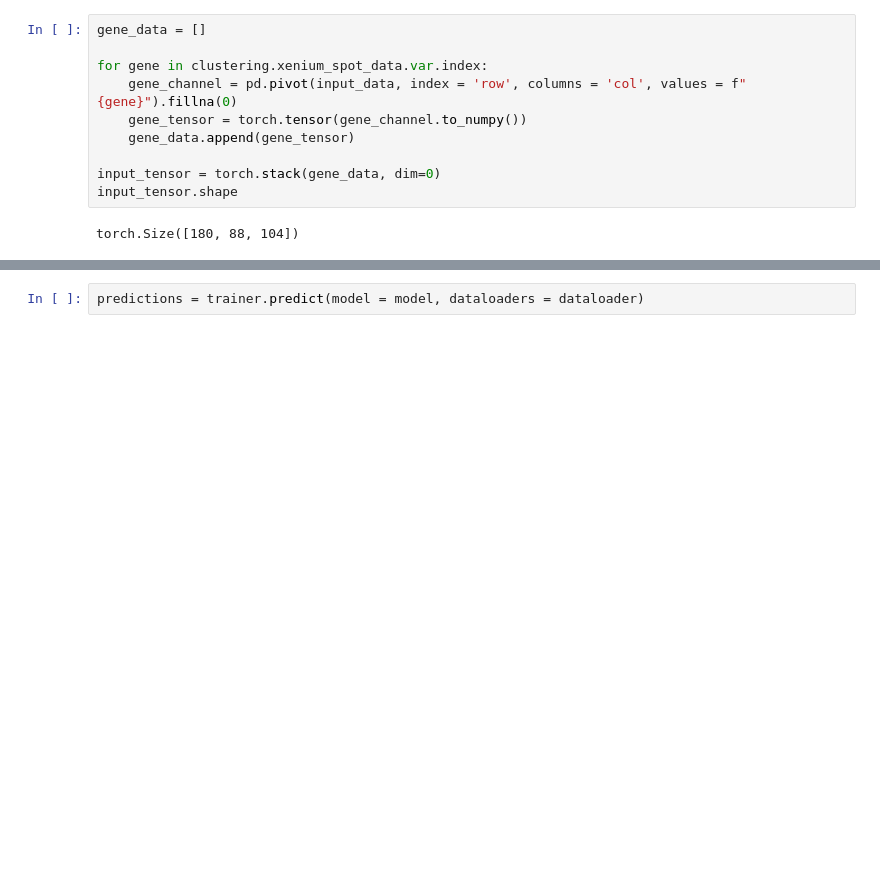
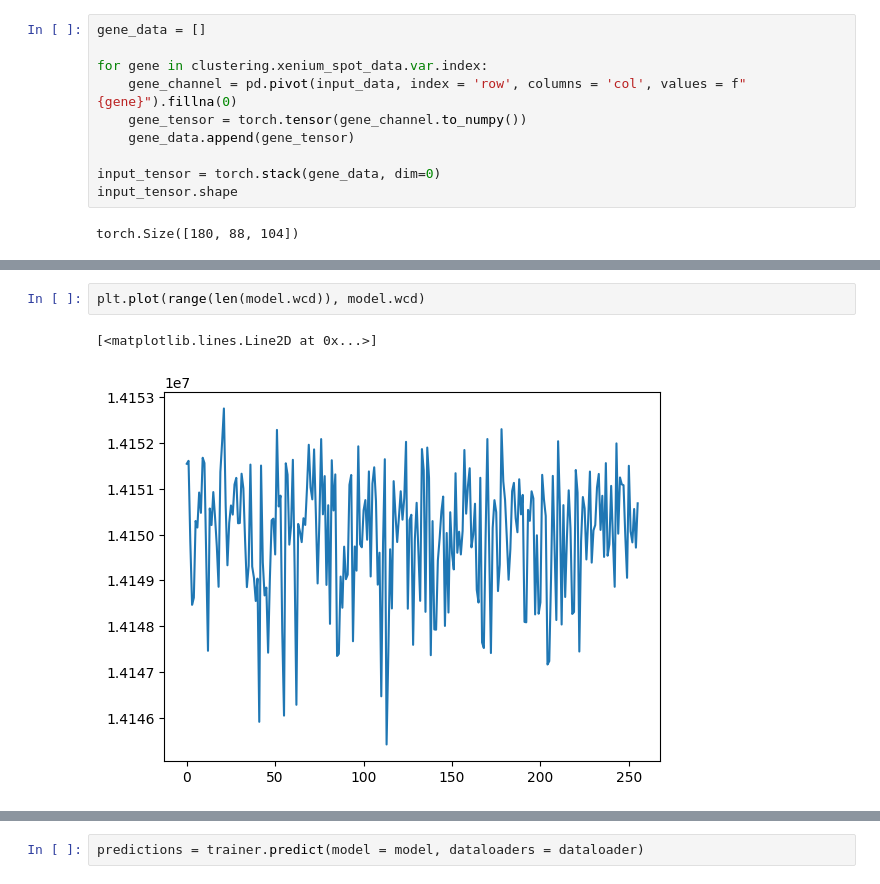
Before and after one commit to prob-ml/XeniumCluster, a Jupyter notebook: texture.ipynb, the cells around one changed output, grey strips where cells are left out. Saved outputs shown, nothing was run; the diff lists cells and outputs as text; blank space fills up the shorter version.

```diff
--- a/texture.ipynb
+++ b/texture.ipynb
@@ -567,0 +613,5 @@ plt.plot(range(len(model.loss_array)), model.loss_array)
+# %%
+plt.plot(range(len(model.wcd)), model.wcd)
+# %% [output]
+[<matplotlib.lines.Line2D at 0x...>]
+[figure, added]
```
Also changed, not shown: parts of 18 cells of this notebook, 5 other files.
